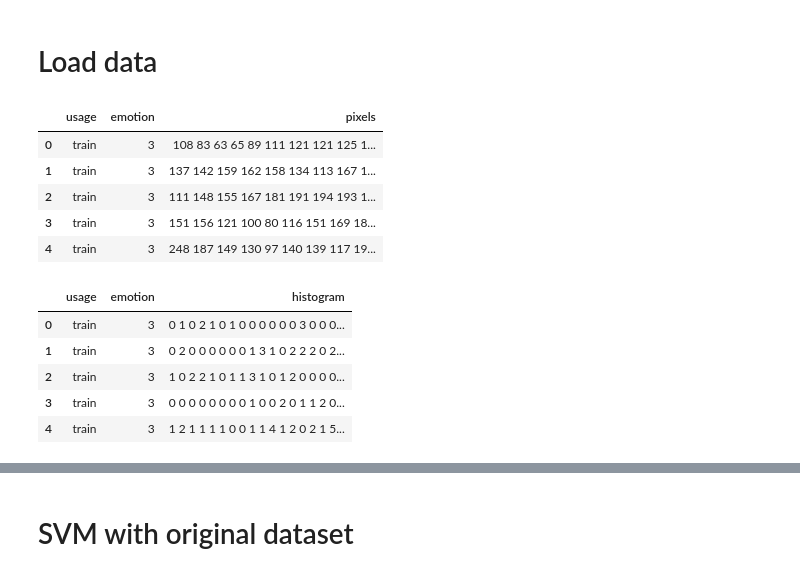
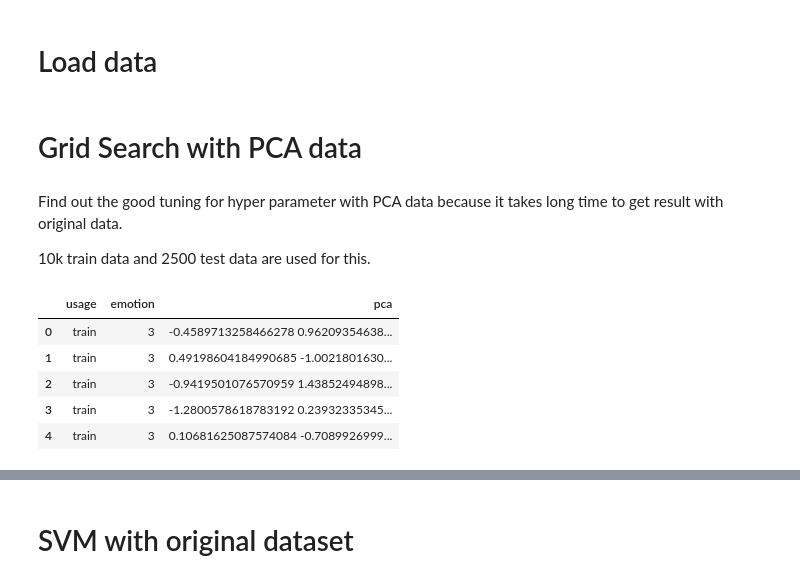
Before and after one commit to chikakoto/facial-expression-recognition, a Jupyter notebook: notebooks/4.0_SVM.ipynb, the cells around one changed output, grey strips where cells are left out. Drawn from its saved outputs; the diff is of its cells as text; code cells hidden in the pictures.

```diff
--- a/notebooks/4.0_SVM.ipynb
+++ b/notebooks/4.0_SVM.ipynb
@@ -27,20 +56,16 @@ targets = [key for key, val in emotion_labels.items()]
+# %% [markdown]
+# Grid Search with PCA data
+# %% [markdown]
+Find out the good tuning for hyper parameter with PCA data because it takes long time to get result with original data.
+
+10k train data and 2500 test data are used for this.
 # %%
-df = pd.read_csv('../data/fer_data.csv')
+df = pd.read_csv('data/pca/fer_pca.csv')
 df.head()
 # %% [output]
-|  | usage | emotion | pixels |
-| 0 | train | 3 | 108 83 63 65 89 111 121 121 125 1... |
-| 1 | train | 3 | 137 142 159 162 158 134 113 167 1... |
-| 2 | train | 3 | 111 148 155 167 181 191 194 193 1... |
-| 3 | train | 3 | 151 156 121 100 80 116 151 169 18... |
-| 4 | train | 3 | 248 187 149 130 97 140 139 117 19... |
+|  | usage | emotion | pca |
+| 0 | train | 3 | -0.4589713258466278 0.96209354638... |
+| 1 | train | 3 | 0.49198604184990685 -1.0021801630... |
+| 2 | train | 3 | -0.9419501076570959 1.43852494898... |
+| 3 | train | 3 | -1.2800578618783192 0.23932335345... |
+| 4 | train | 3 | 0.10681625087574084 -0.7089926999... |
-# %%
-df_sift = pd.read_csv('../data/sift_data.csv')
-df_sift.head()
-# %% [output]
-|  | usage | emotion | histogram |
-| 0 | train | 3 | 0 1 0 2 1 0 1 0 0 0 0 0 0 3 0 0 0... |
-| 1 | train | 3 | 0 2 0 0 0 0 0 0 1 3 1 0 2 2 2 0 2... |
-| 2 | train | 3 | 1 0 2 2 1 0 1 1 3 1 0 1 2 0 0 0 0... |
-| 3 | train | 3 | 0 0 0 0 0 0 0 0 1 0 0 2 0 1 1 2 0... |
-| 4 | train | 3 | 1 2 1 1 1 1 0 0 1 1 4 1 2 0 2 1 5... |
```
Also changed, not shown: parts of 176 cells of this notebook.
